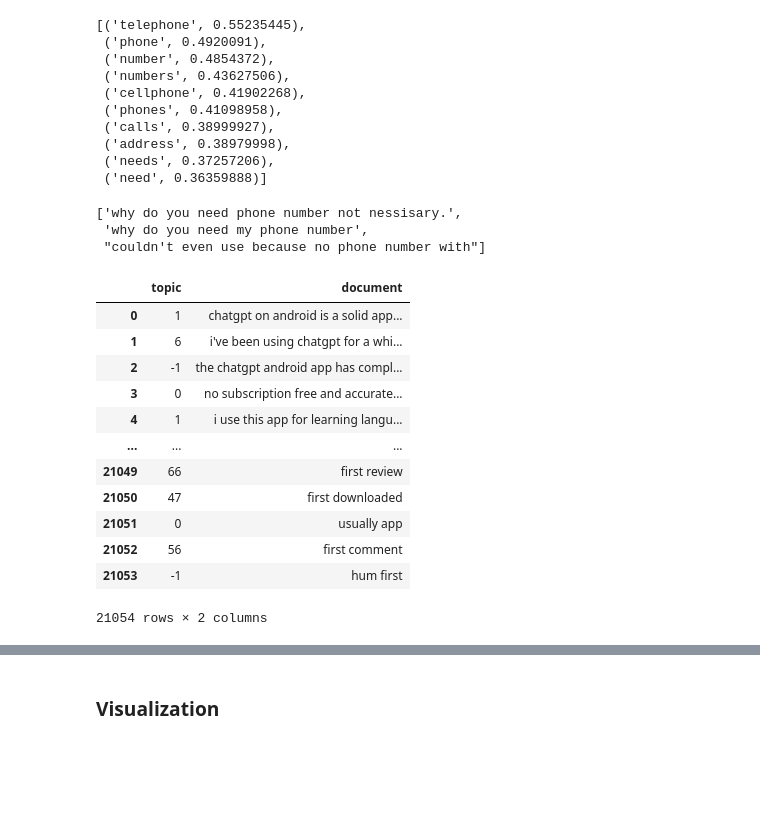
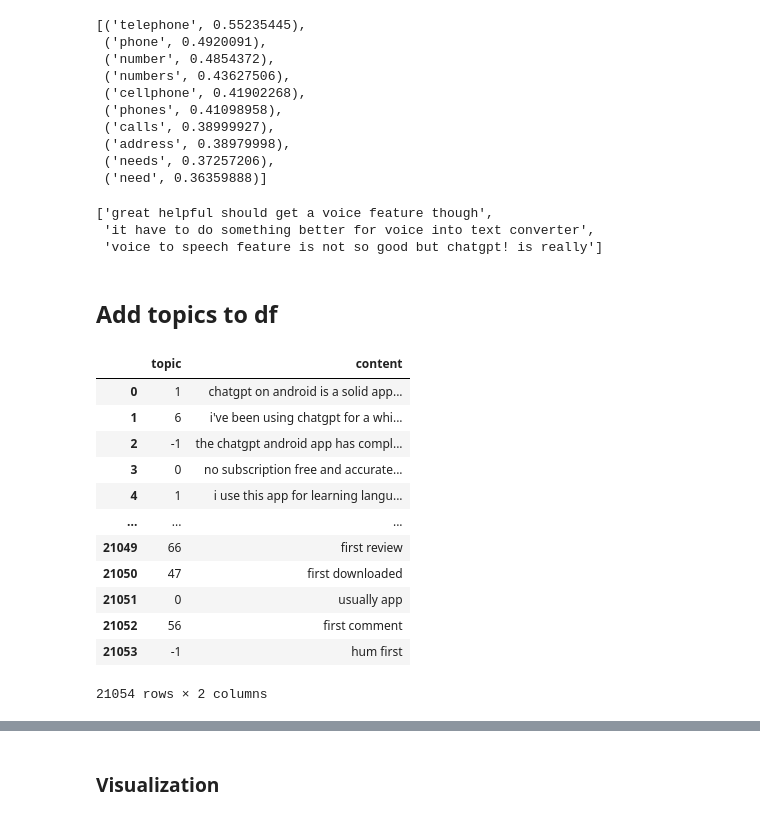
Before and after one commit to dschjanice/capstone_chat-gpt, a Jupyter notebook: notebooks/BERTopic_Topic_Modeling.ipynb, the cells around one changed output, grey strips where cells are left out. Cells and saved outputs as stored; diff of their text form; code cells hidden in the pictures; blank space fills up the shorter version.

Commit message:
updated bertopic notebook, dataset with topics

```diff
--- a/notebooks/BERTopic_Topic_Modeling.ipynb
+++ b/notebooks/BERTopic_Topic_Modeling.ipynb
@@ -335,16 +336,18 @@ topic_model.get_topic(9)
  ('needs', 0.37257206),
  ('need', 0.36359888)]
 # %%
-topic_model.get_representative_docs(9)
+topic_model.get_representative_docs(6)
 # %% [output]
-['why do you need phone number not nessisary.',
- 'why do you need my phone number',
- "couldn't even use because no phone number with"]
+['great helpful should get a voice feature though',
+ 'it have to do something better for voice into text converter',
+ 'voice to speech feature is not so good but chatgpt! is really']
+# %% [markdown]
+## Add topics to df
 # %%
-df_topic = pd.DataFrame({"topic": topics, "document": docs})
+df_topic = pd.DataFrame({"topic": topics, "content": docs})
 df_topic
 # %% [output]
-|  | topic | document |
+|  | topic | content |
 | 0 | 1 | chatgpt on android is a solid app... |
 | 1 | 6 | i've been using chatgpt for a whi... |
 | 2 | -1 | the chatgpt android app has compl... |
```
Also changed, not shown: parts of 15 cells of this notebook, 1 other file.
